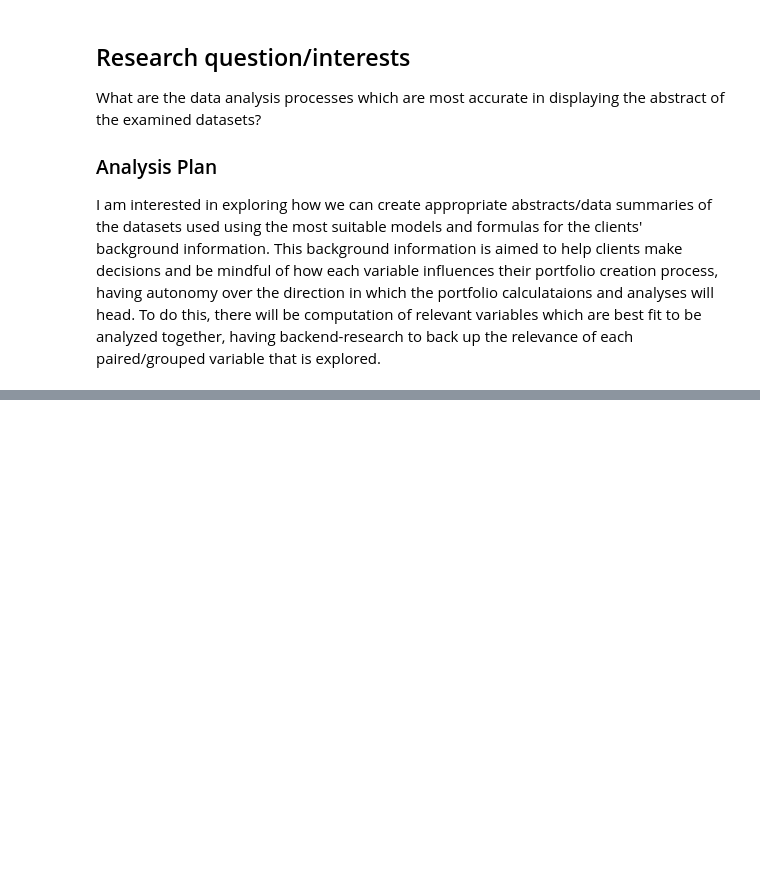
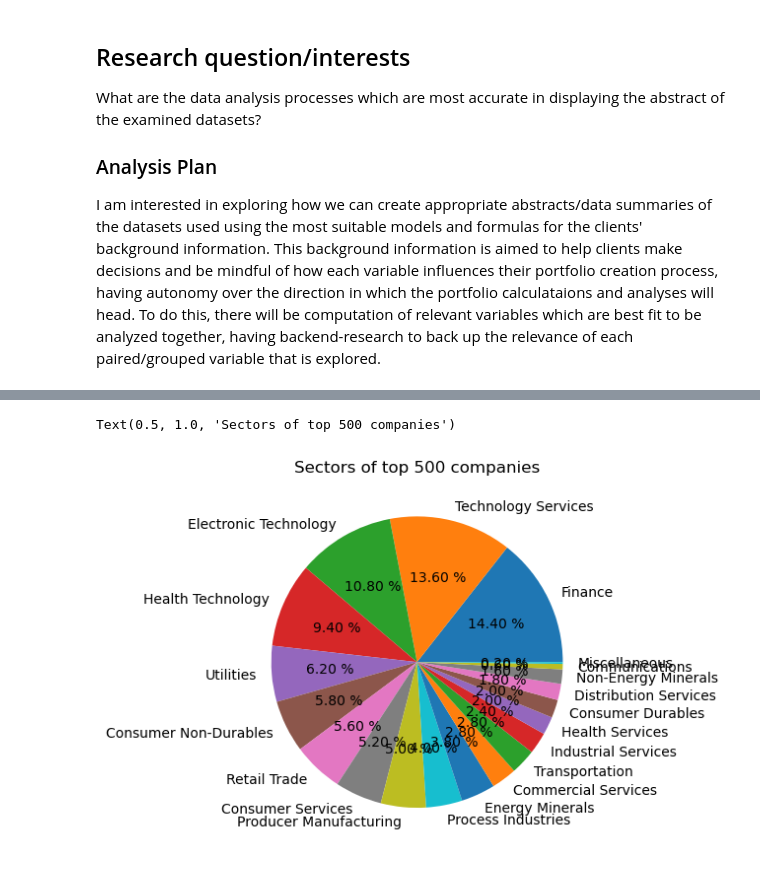
Before and after one commit to ubco-W2022T2-data301/project-group-group15, a Jupyter notebook: analysis/analysis2.ipynb, the cells around one changed output, grey strips where cells are left out. Saved outputs shown, nothing was run; the diff lists cells and outputs as text; code cells hidden in the pictures; blank space fills up the shorter version.

Commit message:
added raw analysis and graphs to analysis2

```diff
--- a/analysis/analysis2.ipynb
+++ b/analysis/analysis2.ipynb
@@ -21,0 +134,7 @@ valuation_df = pd.read_csv("../data/raw/us_equities_tradingview_data_valuation.c
+# %%
+# Step 1: Dividing each ticker based on their industry
+# Dataset used: overview_df.
+
+sector_df = overview_df.head(500)
+sector_df = sector_df[['Ticker', 'Description', 'Sector']]
+sector_df
@@ -21,0 +155,3 @@ valuation_df = pd.read_csv("../data/raw/us_equities_tradingview_data_valuation.c
+# %%
+pie_slices = sector_df['Sector'].value_counts()
+pie_slices
@@ -21,0 +176,9 @@ valuation_df = pd.read_csv("../data/raw/us_equities_tradingview_data_valuation.c
+# %%
+label = pie_slices.keys()
+slices = pie_slices.tolist()
+# %%
+plt.pie(slices, labels = label, autopct='%.2f %%')
+plt.title('Sectors of top 500 companies')
+# %% [output]
+Text(0.5, 1.0, 'Sectors of top 500 companies')
+[figure, added]
```
Also changed, not shown: parts of 39 cells of this notebook, 2 other files.
